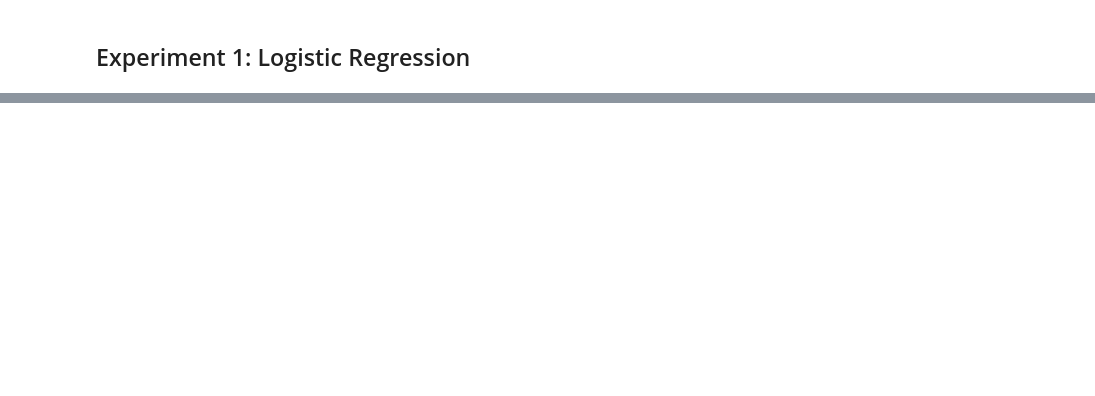
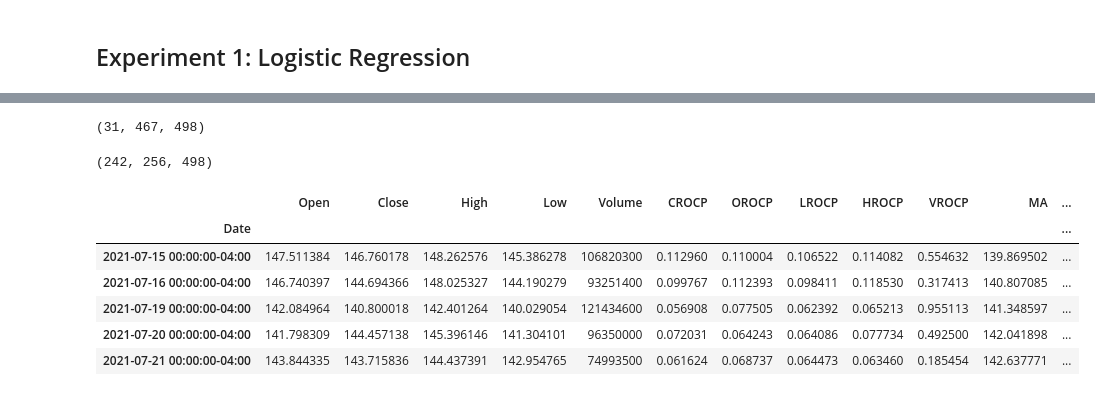
Before and after one commit to paradoxtown/Finance-Experiments, a Jupyter notebook: experiments.ipynb, the cells around one changed output, grey strips where cells are left out. Saved outputs shown, nothing was run; the diff lists cells and outputs as text; code cells hidden in the pictures; blank space fills up the shorter version.

```diff
--- a/experiments.ipynb
+++ b/experiments.ipynb
@@ -224,0 +13,8 @@ array([0., 0., 0., 0., 0., 0., 0., 0., 0., 0., 0., 0., 0., 0., 0., 0., 0.,
+# %%
+exp.model_framework = 'Sklearn'
+exp.model_name = 'LogisticRegression'
+exp.seq_len = 1
+exp.scale = True
+exp.C = 10
+# %%
+y_pred = exp.run()
@@ -224,0 +43,22 @@ array([0., 0., 0., 0., 0., 0., 0., 0., 0., 0., 0., 0., 0., 0., 0., 0., 0.,
+# %%
+list(y_pred).count(0), list(y_pred).count(1), len(y_pred)
+# %% [output]
+(31, 467, 498)
+# %%
+list(exp.y_test).count(0), list(exp.y_test).count(1), len(exp.y_test)
+# %% [output]
+(242, 256, 498)
+# %%
+sim_data = exp.data_processor.get_simulate_data()
+# %%
+sim_data['y_pred'] = y_pred
+# %%
+sim_data.head()
+# %% [output]
+|  | Open | Close | High | Low | Volume | CROCP | OROCP | LROCP | HROCP | VROCP | MA | ... |
+| Date |  |  |  |  |  |  |  |  |  |  |  | ... |
+| 2021-07-15 00:00:00-04:00 | 147.511384 | 146.760178 | 148.262576 | 145.386278 | 106820300 | 0.112960 | 0.110004 | 0.106522 | 0.114082 | 0.554632 | 139.869502 | ... |
+| 2021-07-16 00:00:00-04:00 | 146.740397 | 144.694366 | 148.025327 | 144.190279 | 93251400 | 0.099767 | 0.112393 | 0.098411 | 0.118530 | 0.317413 | 140.807085 | ... |
+| 2021-07-19 00:00:00-04:00 | 142.084964 | 140.800018 | 142.401264 | 140.029054 | 121434600 | 0.056908 | 0.077505 | 0.062392 | 0.065213 | 0.955113 | 141.348597 | ... |
+| 2021-07-20 00:00:00-04:00 | 141.798309 | 144.457138 | 145.396146 | 141.304101 | 96350000 | 0.072031 | 0.064243 | 0.064086 | 0.077734 | 0.492500 | 142.041898 | ... |
+| 2021-07-21 00:00:00-04:00 | 143.844335 | 143.715836 | 144.437391 | 142.954765 | 74993500 | 0.061624 | 0.068737 | 0.064473 | 0.063460 | 0.185454 | 142.637771 | ... |
```
Also changed, not shown: parts of 51 cells of this notebook, 7 other files.
